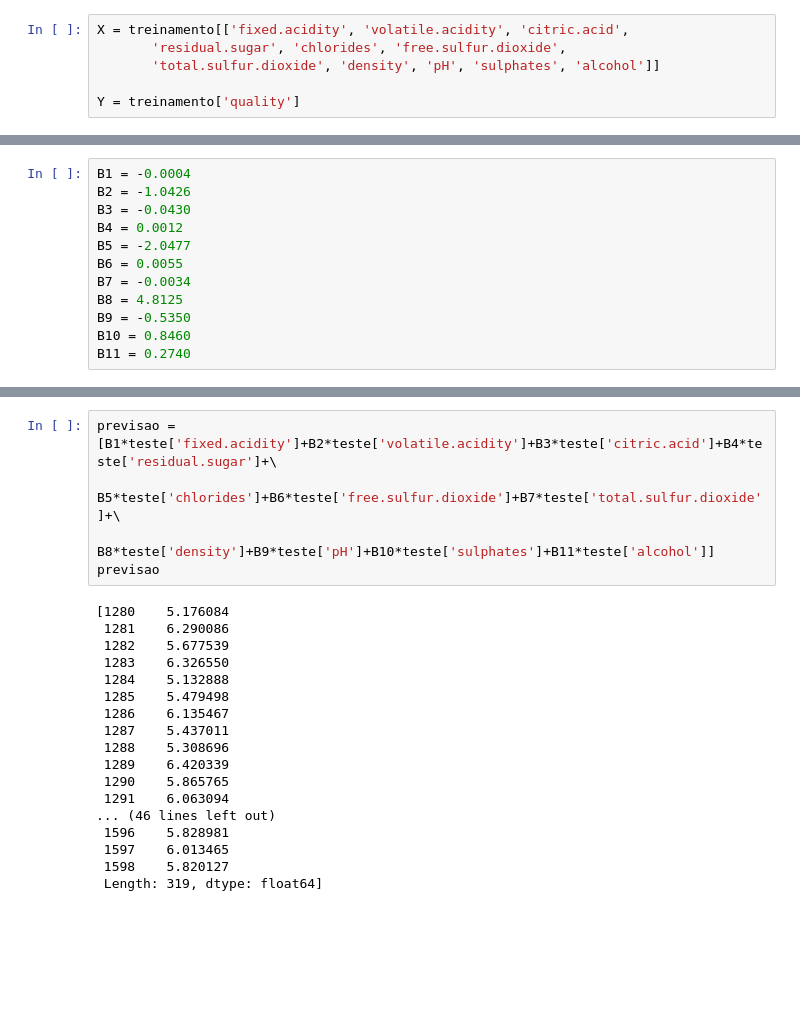
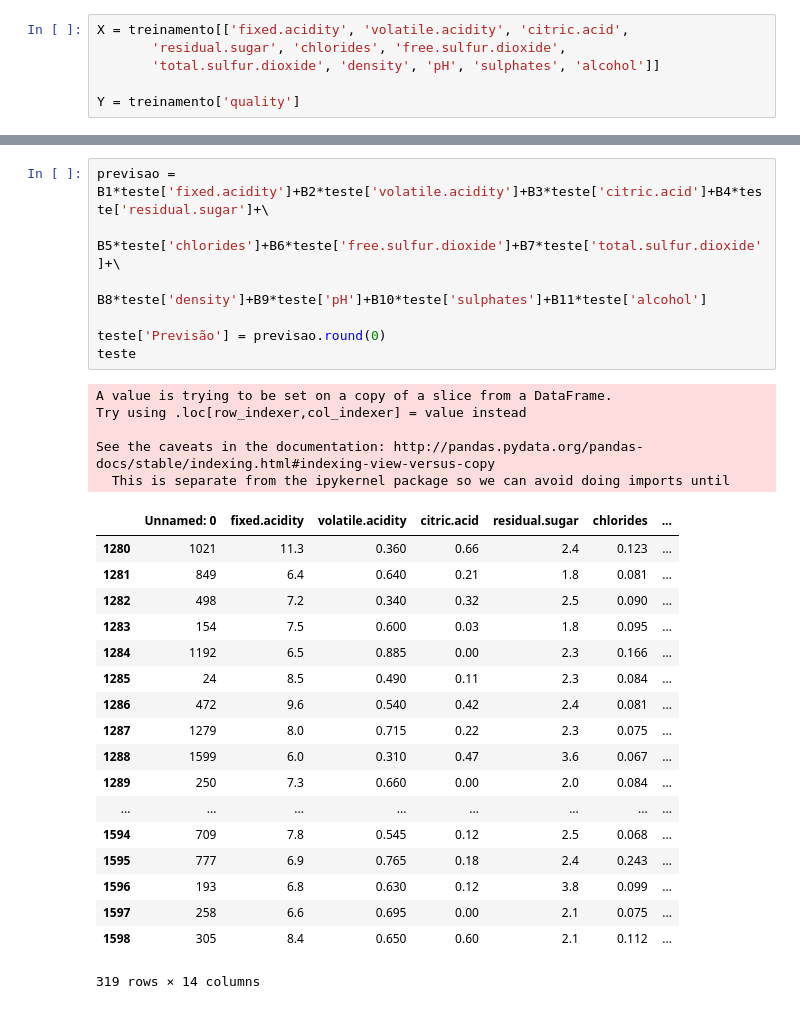
Before and after one commit to Pellizzon/CienciaDadosP3, a Jupyter notebook: P3.ipynb, the cells around one changed output, grey strips where cells are left out. Saved outputs shown, nothing was run; the diff lists cells and outputs as text; blank space fills up the shorter version.

```diff
--- a/P3.ipynb
+++ b/P3.ipynb
@@ -108,12 +108,0 @@ OLS Regression Results
-# %%
-B1 = -0.0004
-B2 = -1.0426
-B3 = -0.0430
-B4 = 0.0012
-B5 = -2.0477
-B6 = 0.0055
-B7 = -0.0034
-B8 = 4.8125
-B9 = -0.5350
-B10 = 0.8460
-B11 = 0.2740
@@ -120,23 +169,31 @@ B11 = 0.2740
 # %%
-previsao = [B1*teste['fixed.acidity']+B2*teste['volatile.acidity']+B3*teste['citric.acid']+B4*teste['residual.sugar']+\
+previsao = B1*teste['fixed.acidity']+B2*teste['volatile.acidity']+B3*teste['citric.acid']+B4*teste['residual.sugar']+\
                 B5*teste['chlorides']+B6*teste['free.sulfur.dioxide']+B7*teste['total.sulfur.dioxide']+\
-                B8*teste['density']+B9*teste['pH']+B10*teste['sulphates']+B11*teste['alcohol']]
-previsao
+                B8*teste['density']+B9*teste['pH']+B10*teste['sulphates']+B11*teste['alcohol']
+
+teste['Previsão'] = previsao.round(0)
+teste
 # %% [output]
-[1280    5.176084
- 1281    6.290086
- 1282    5.677539
- 1283    6.326550
- 1284    5.132888
- 1285    5.479498
- 1286    6.135467
- 1287    5.437011
- 1288    5.308696
- 1289    6.420339
- 1290    5.865765
- 1291    6.063094
-... (46 lines left out)
- 1596    5.828981
- 1597    6.013465
- 1598    5.820127
- Length: 319, dtype: float64]
+A value is trying to be set on a copy of a slice from a DataFrame.
+Try using .loc[row_indexer,col_indexer] = value instead
+
+See the caveats in the documentation: http://pandas.pydata.org/pandas-docs/stable/indexing.html#indexing-view-versus-copy
+  This is separate from the ipykernel package so we can avoid doing imports until
+|  | Unnamed: 0 | fixed.acidity | volatile.acidity | citric.acid | residual.sugar | chlorides | ... |
+| 1280 | 1021 | 11.3 | 0.360 | 0.66 | 2.4 | 0.123 | ... |
+| 1281 | 849 | 6.4 | 0.640 | 0.21 | 1.8 | 0.081 | ... |
+| 1282 | 498 | 7.2 | 0.340 | 0.32 | 2.5 | 0.090 | ... |
+| 1283 | 154 | 7.5 | 0.600 | 0.03 | 1.8 | 0.095 | ... |
+| 1284 | 1192 | 6.5 | 0.885 | 0.00 | 2.3 | 0.166 | ... |
+| 1285 | 24 | 8.5 | 0.490 | 0.11 | 2.3 | 0.084 | ... |
+| 1286 | 472 | 9.6 | 0.540 | 0.42 | 2.4 | 0.081 | ... |
+| 1287 | 1279 | 8.0 | 0.715 | 0.22 | 2.3 | 0.075 | ... |
+| 1288 | 1599 | 6.0 | 0.310 | 0.47 | 3.6 | 0.067 | ... |
+| 1289 | 250 | 7.3 | 0.660 | 0.00 | 2.0 | 0.084 | ... |
+| ... | ... | ... | ... | ... | ... | ... | ... |
+| 1594 | 709 | 7.8 | 0.545 | 0.12 | 2.5 | 0.068 | ... |
+| 1595 | 777 | 6.9 | 0.765 | 0.18 | 2.4 | 0.243 | ... |
+| 1596 | 193 | 6.8 | 0.630 | 0.12 | 3.8 | 0.099 | ... |
+| 1597 | 258 | 6.6 | 0.695 | 0.00 | 2.1 | 0.075 | ... |
+| 1598 | 305 | 8.4 | 0.650 | 0.60 | 2.1 | 0.112 | ... |
+319 rows × 14 columns
```
Also changed, not shown: parts of 5 cells of this notebook.
